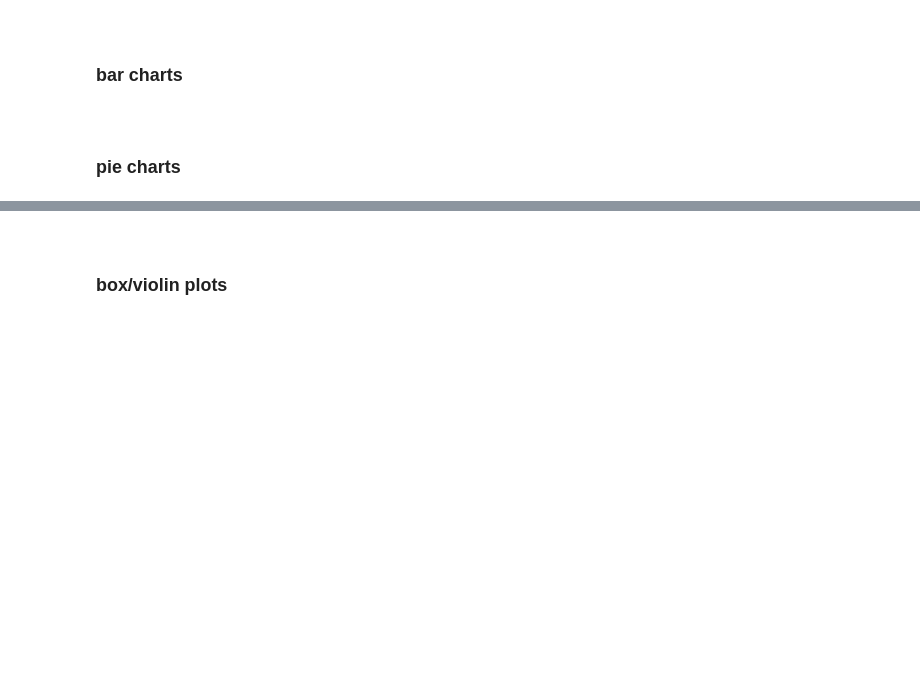
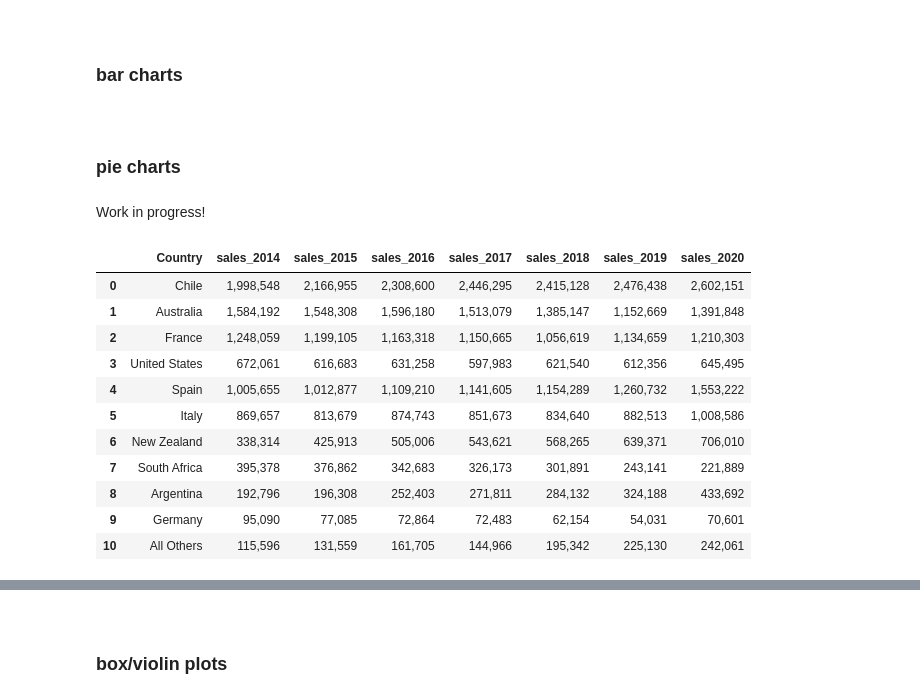
Before and after one commit to Caoimhinv/Fundamentals_Assessment, a Jupyter notebook: pyplot.ipynb, the cells around one changed output, grey strips where cells are left out. Cells and saved outputs as stored; diff of their text form; code cells hidden in the pictures; blank space fills up the shorter version.

```diff
--- a/pyplot.ipynb
+++ b/pyplot.ipynb
@@ -267,3 +267,22 @@ fig.tight_layout()
 <br>
 
 ### pie charts
+# %% [markdown]
+Work in progress!
+# %%
+df = pd.read_csv("data/wine_sales1.csv")
+df = df.dropna()
+df
+# %% [output]
+|  | Country | sales_2014 | sales_2015 | sales_2016 | sales_2017 | sales_2018 | sales_2019 | sales_2020 |
+| 0 | Chile | 1,998,548 | 2,166,955 | 2,308,600 | 2,446,295 | 2,415,128 | 2,476,438 | 2,602,151 |
+| 1 | Australia | 1,584,192 | 1,548,308 | 1,596,180 | 1,513,079 | 1,385,147 | 1,152,669 | 1,391,848 |
+| 2 | France | 1,248,059 | 1,199,105 | 1,163,318 | 1,150,665 | 1,056,619 | 1,134,659 | 1,210,303 |
+| 3 | United States | 672,061 | 616,683 | 631,258 | 597,983 | 621,540 | 612,356 | 645,495 |
+| 4 | Spain | 1,005,655 | 1,012,877 | 1,109,210 | 1,141,605 | 1,154,289 | 1,260,732 | 1,553,222 |
+| 5 | Italy | 869,657 | 813,679 | 874,743 | 851,673 | 834,640 | 882,513 | 1,008,586 |
+| 6 | New Zealand | 338,314 | 425,913 | 505,006 | 543,621 | 568,265 | 639,371 | 706,010 |
+| 7 | South Africa | 395,378 | 376,862 | 342,683 | 326,173 | 301,891 | 243,141 | 221,889 |
+| 8 | Argentina | 192,796 | 196,308 | 252,403 | 271,811 | 284,132 | 324,188 | 433,692 |
+| 9 | Germany | 95,090 | 77,085 | 72,864 | 72,483 | 62,154 | 54,031 | 70,601 |
+| 10 | All Others | 115,596 | 131,559 | 161,705 | 144,966 | 195,342 | 225,130 | 242,061 |
```
Also changed, not shown: parts of 7 cells of this notebook, 2 other files.
